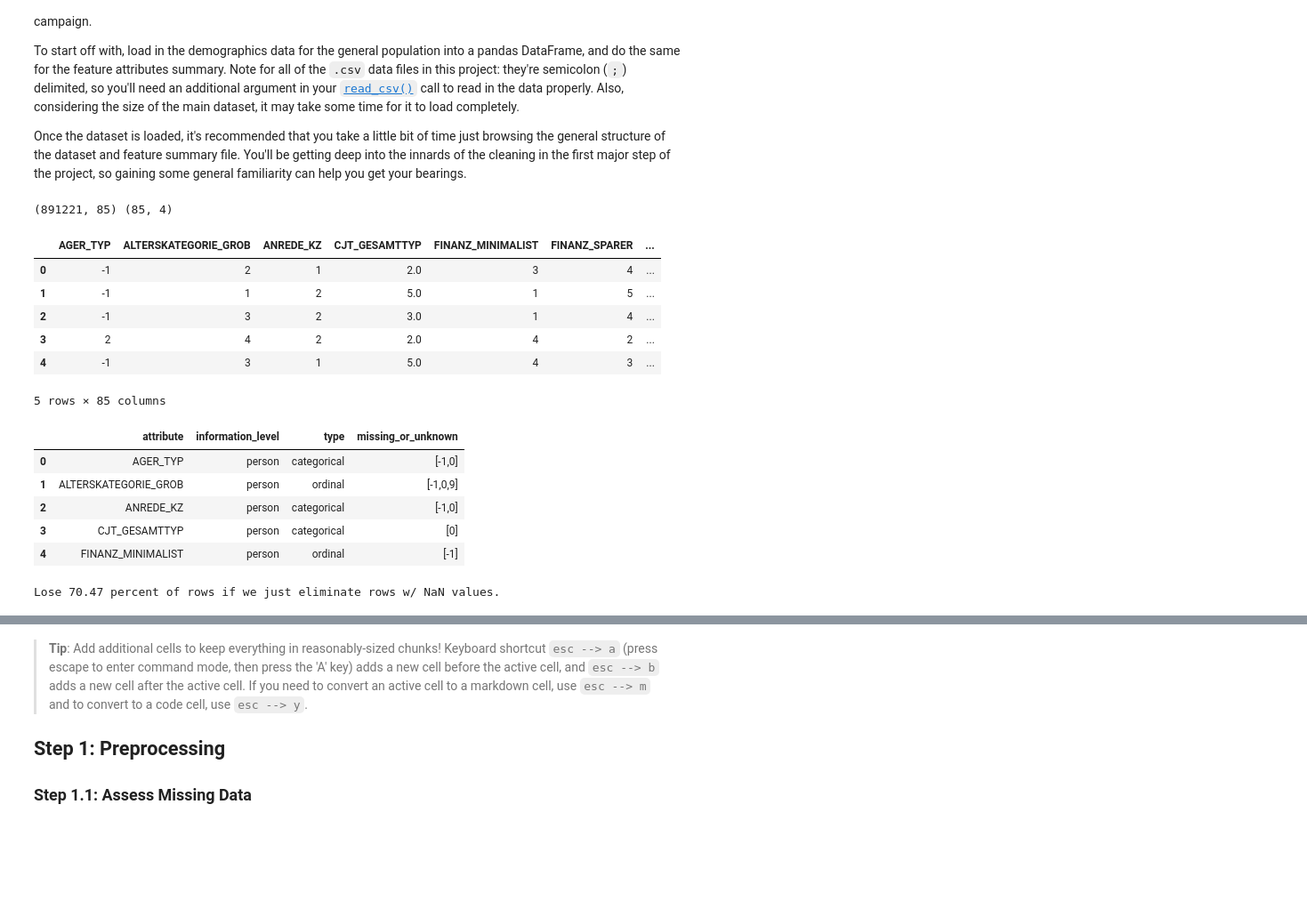
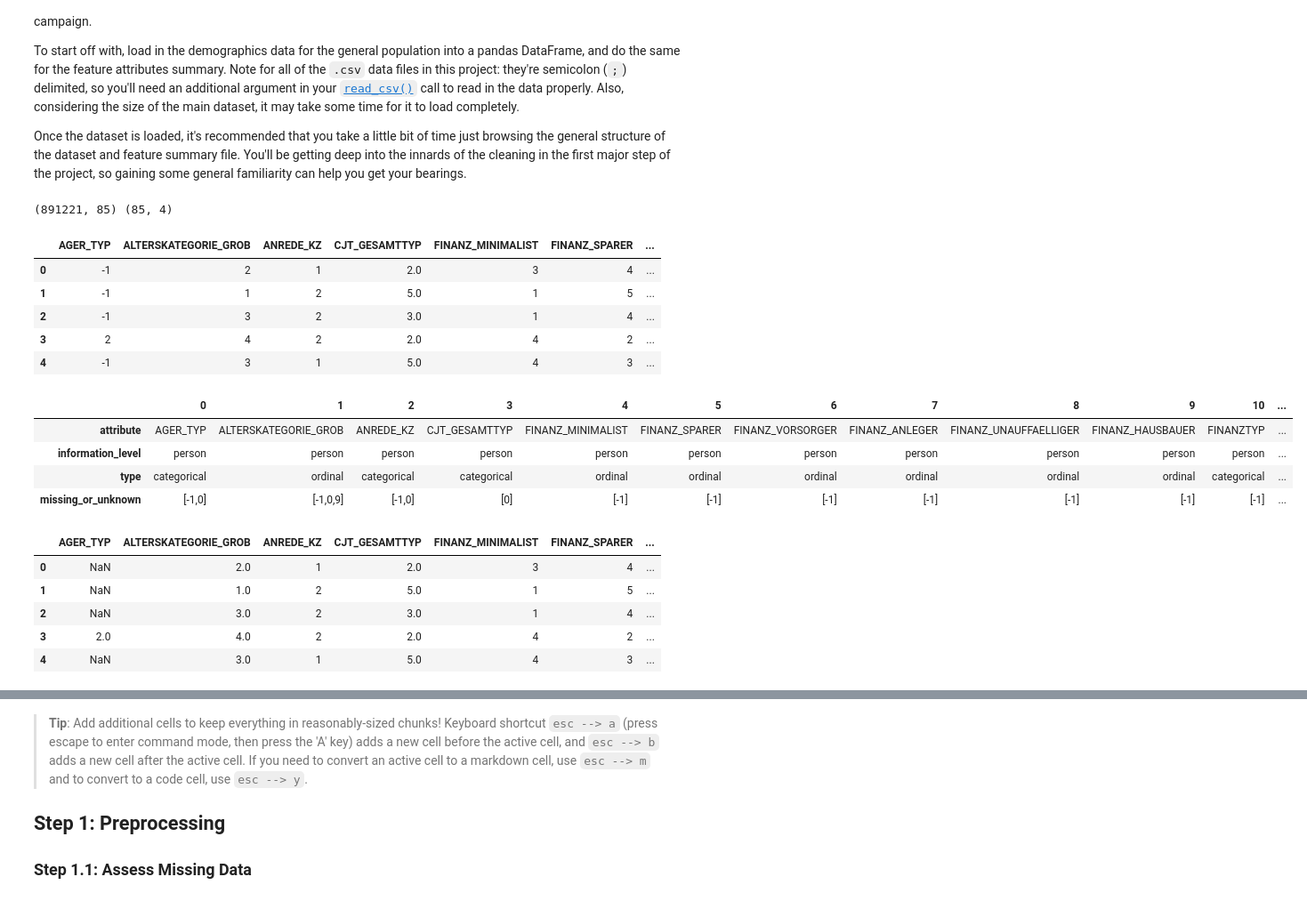
Before and after one commit to tom-itl/Machine_Learning, a Jupyter notebook: Identify_Customer_Segments.ipynb, the cells around one changed output, grey strips where cells are left out. Shown at 89% size. Saved outputs shown, nothing was run; the diff lists cells and outputs as text; code cells hidden in the pictures; blank space fills up the shorter version.

Commit message:
Data exploration done. Time to drop some columns.

```diff
--- a/Identify_Customer_Segments.ipynb
+++ b/Identify_Customer_Segments.ipynb
@@ -27,6 +28,9 @@ instead of sklearn.impute as in newer versions of sklearn.
 '''
 # %% [output]
 '\nImport note: The classroom currently uses sklearn version 0.19.\nIf you need to use an imputer, it is available in sklearn.preprocessing.Imputer,\ninstead of sklearn.impute as in newer versions of  ...
+# %%
+# Set pandas to view all columns (https://towardsdatascience.com/how-to-show-all-columns-rows-of-a-pandas-dataframe-c49d4507fcf)
+pd.set_option('display.max_columns', None)
 # %% [markdown]
 ### Step 0: Load the Data
 
@@ -51,32 +55,21 @@ feat_info = pd.read_csv('../Unsup_Project/AZDIAS_Feature_Summary.csv', sep=';')
 # %%
 # Check the structure of the data after it's loaded (e.g. print the number of
 # rows and columns, print the first few rows).
 
 print(azdias.shape, feat_info.shape)
 
 display(azdias.head())
-display(feat_info.head())
+display(feat_info.T.head())
 # %% [output]
 (891221, 85) (85, 4)
 |  | AGER_TYP | ALTERSKATEGORIE_GROB | ANREDE_KZ | CJT_GESAMTTYP | FINANZ_MINIMALIST | FINANZ_SPARER | ... |
 | 0 | -1 | 2 | 1 | 2.0 | 3 | 4 | ... |
 | 1 | -1 | 1 | 2 | 5.0 | 1 | 5 | ... |
 | 2 | -1 | 3 | 2 | 3.0 | 1 | 4 | ... |
 | 3 | 2 | 4 | 2 | 2.0 | 4 | 2 | ... |
 | 4 | -1 | 3 | 1 | 5.0 | 4 | 3 | ... |
-5 rows × 85 columns
-|  | attribute | information_level | type | missing_or_unknown |
-| 0 | AGER_TYP | person | categorical | [-1,0] |
-| 1 | ALTERSKATEGORIE_GROB | person | ordinal | [-1,0,9] |
-| 2 | ANREDE_KZ | person | categorical | [-1,0] |
-| 3 | CJT_GESAMTTYP | person | categorical | [0] |
-| 4 | FINANZ_MINIMALIST | person | ordinal | [-1] |
+|  | 0 | 1 | 2 | 3 | 4 | 5 | 6 | 7 | 8 | 9 | 10 | ... |
+| attribute | AGER_TYP | ALTERSKATEGORIE_GROB | ANREDE_KZ | CJT_GESAMTTYP | FINANZ_MINIMALIST | FINANZ_SPARER | FINANZ_VORSORGER | FINANZ_ANLEGER | FINANZ_UNAUFFAELLIGER | FINANZ_HAUSBAUER | FINANZTYP | ... |
+| information_level | person | person | person | person | person | person | person | person | person | person | person | ... |
+| type | categorical | ordinal | categorical | categorical | ordinal | ordinal | ordinal | ordinal | ordinal | ordinal | categorical | ... |
+| missing_or_unknown | [-1,0] | [-1,0,9] | [-1,0] | [0] | [-1] | [-1] | [-1] | [-1] | [-1] | [-1] | [-1] | ... |
-# %%
-# What if we just drop all rows w/ NaN? How many do we lose?
-rows_before_chop = azdias.shape[0]
-
-chopped_azdias = azdias.dropna()
-
-print(f'Lose {round((rows_before_chop - chopped_azdias.shape[0]) / rows_before_chop * 100.0, 2)} percent of rows if we just eliminate rows w/ NaN values.')
-# %% [output]
-Lose 70.47 percent of rows if we just eliminate rows w/ NaN values.
@@ -88,0 +86,19 @@ g.add_legend()
+# %%
+# Convert missing values to NaNs - Use AZDIAS_Feature_Summary.csv to determine unknowns
+i = 0
+for (column, data) in azdias.iteritems():
+    # Seriously 'X' and 'XX'?
+    if ('X' in feat_info['missing_or_unknown'][i] or 'XX' in feat_info['missing_or_unknown'][i]):
+        azdias[column].replace(feat_info['missing_or_unknown'][i], np.nan, inplace=True)
+    else:
+        azdias[column].replace(eval(feat_info['missing_or_unknown'][i]), np.nan, inplace=True)
+    i += 1
+
+azdias.head()
+# %% [output]
+|  | AGER_TYP | ALTERSKATEGORIE_GROB | ANREDE_KZ | CJT_GESAMTTYP | FINANZ_MINIMALIST | FINANZ_SPARER | ... |
+| 0 | NaN | 2.0 | 1 | 2.0 | 3 | 4 | ... |
+| 1 | NaN | 1.0 | 2 | 5.0 | 1 | 5 | ... |
+| 2 | NaN | 3.0 | 2 | 3.0 | 1 | 4 | ... |
+| 3 | 2.0 | 4.0 | 2 | 2.0 | 4 | 2 | ... |
+| 4 | NaN | 3.0 | 1 | 5.0 | 4 | 3 | ... |
```
Also changed, not shown: parts of 16 cells of this notebook.
